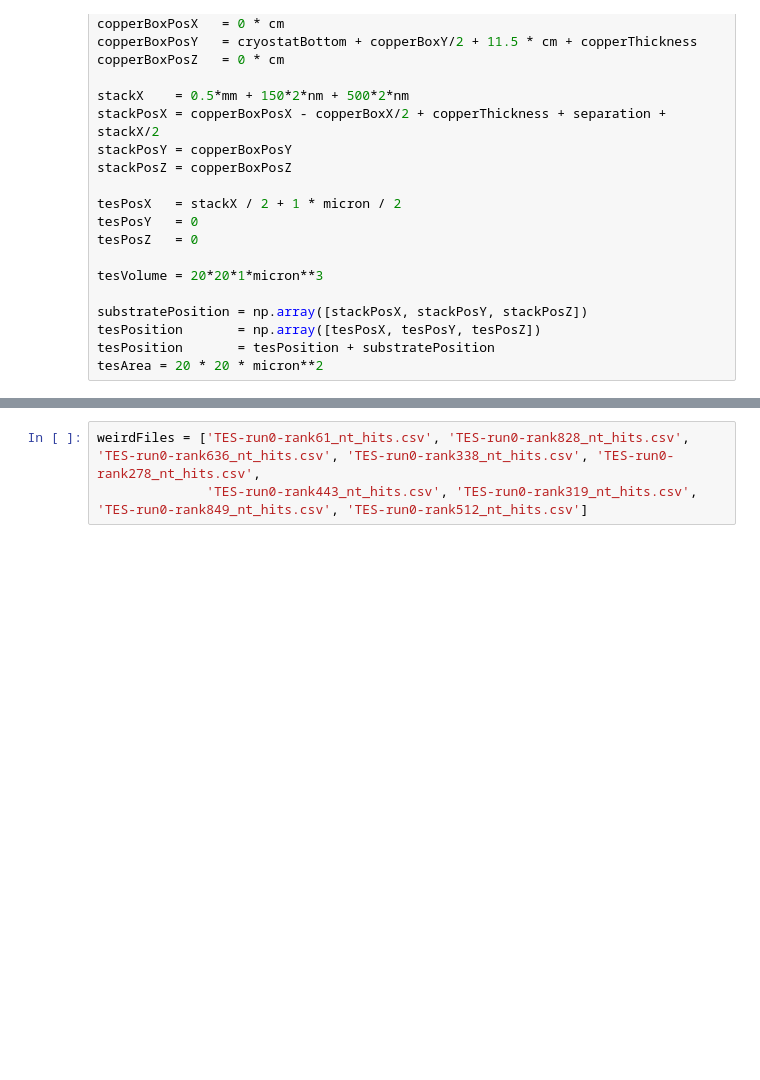
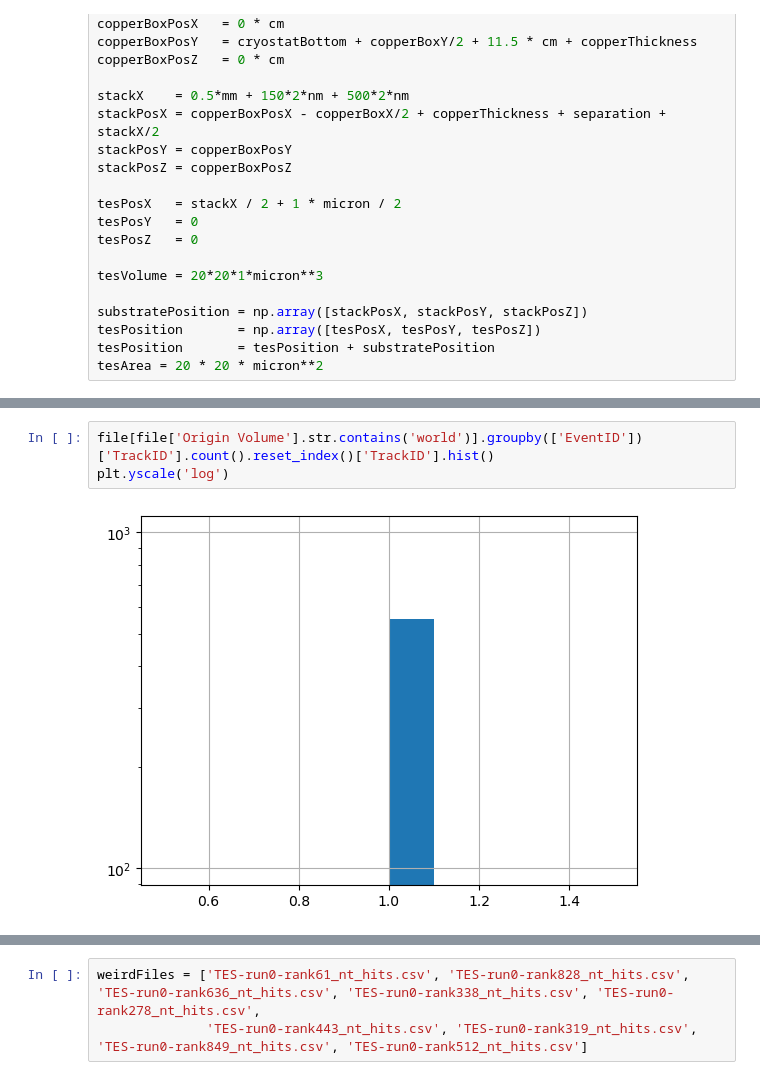
Before and after one commit to nyuad-astroparticle/tes-geant, a Jupyter notebook: analysis/coincidence.ipynb, the cells around one changed output, grey strips where cells are left out. Drawn from its saved outputs; the diff is of its cells as text; blank space fills up the shorter version.

Commit message:
coincidence counting

```diff
--- a/analysis/coincidence.ipynb
+++ b/analysis/coincidence.ipynb
@@ -110,0 +173,5 @@ NameError: name 'tesPosition' is not defined
+# %%
+file[file['Origin Volume'].str.contains('world')].groupby(['EventID'])['TrackID'].count().reset_index()['TrackID'].hist()
+plt.yscale('log')
+# %% [output]
+[figure, added]
```
Also changed, not shown: parts of 26 cells of this notebook, 1 other file.
